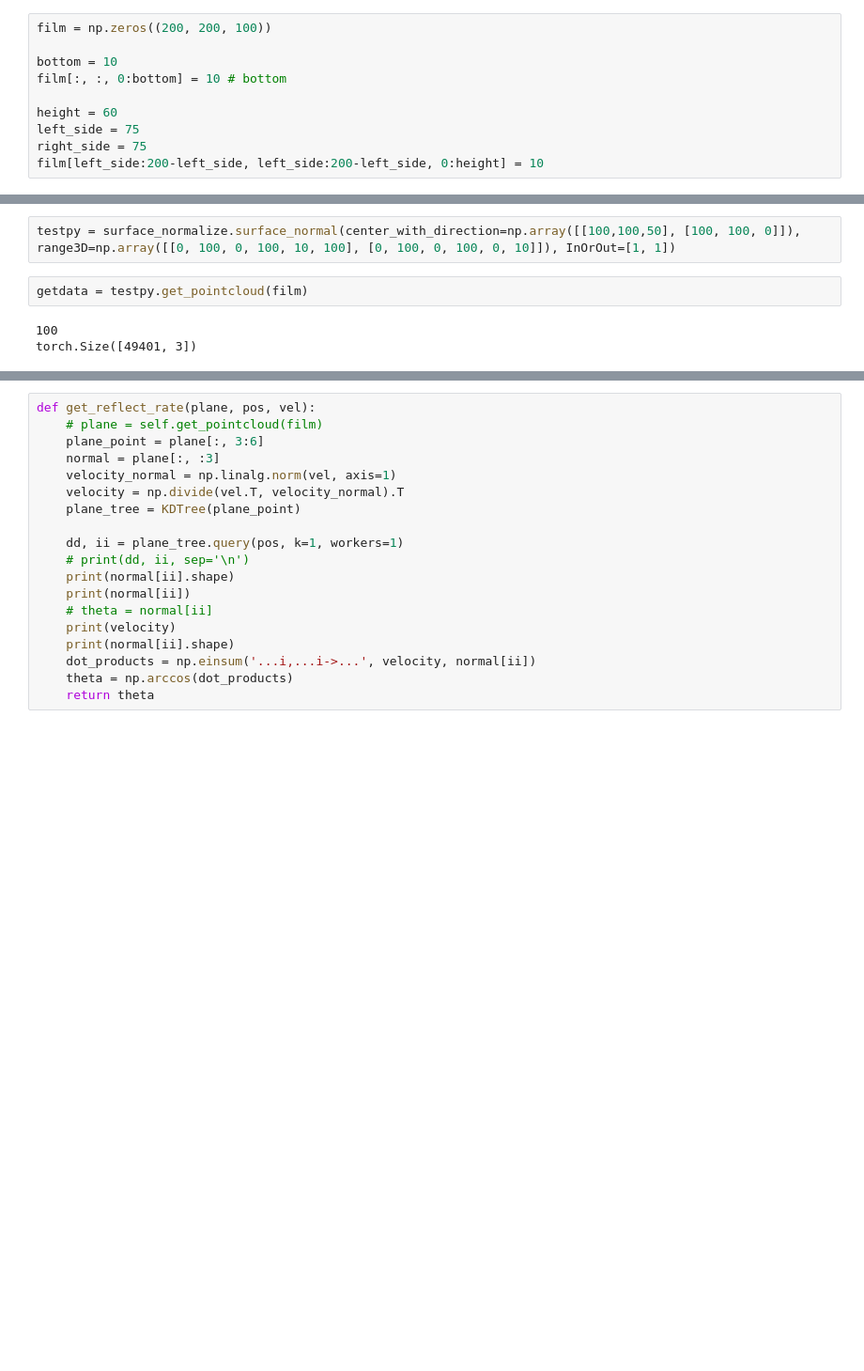
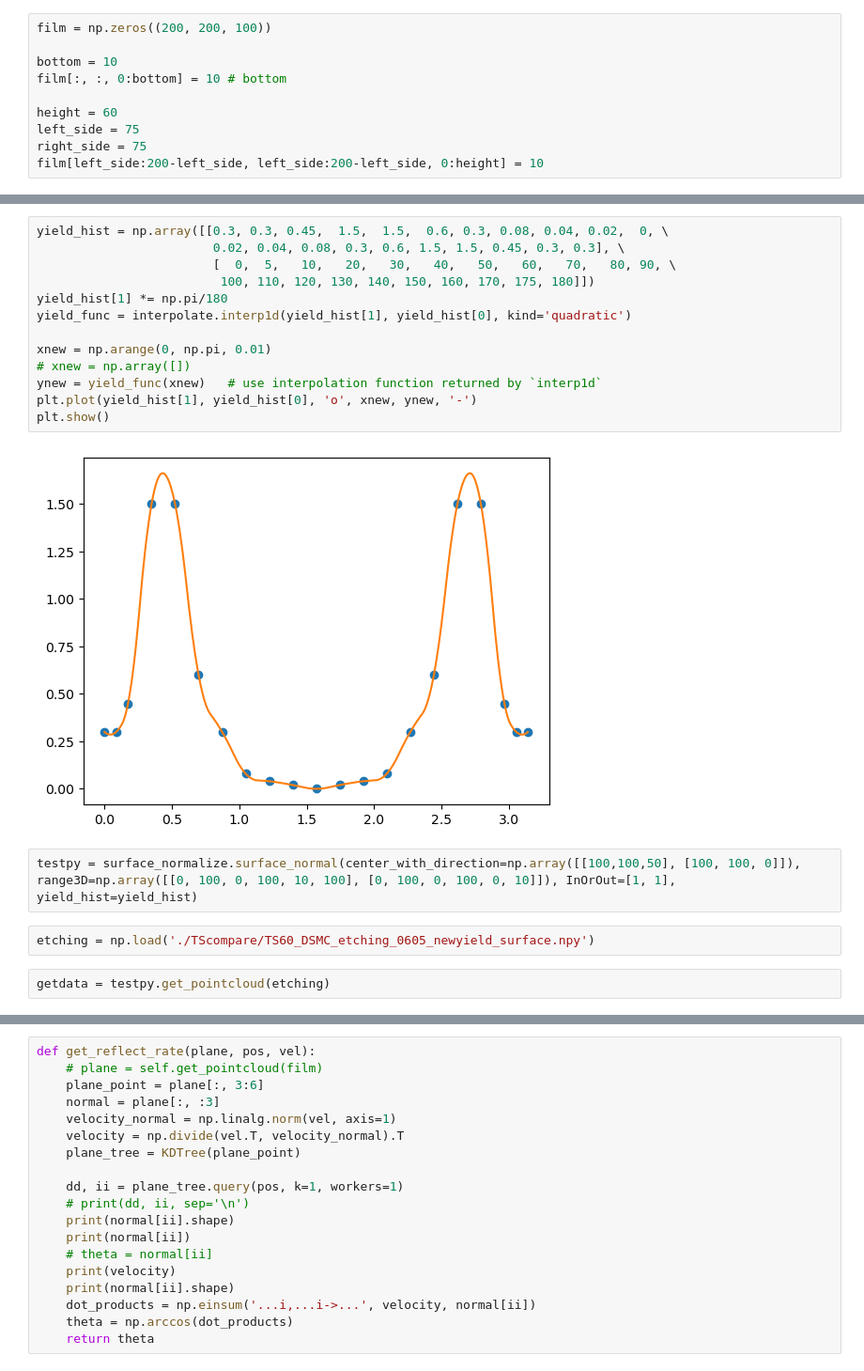
Before and after one commit to ararakitsubasa/etching, a Jupyter notebook: voxelToPointcloud.ipynb, the cells around one changed output, grey strips where cells are left out. Shown at 94% size. Saved outputs shown, nothing was run; the diff lists cells and outputs as text; blank space fills up the shorter version.

Commit message:
fast_pointcloud

```diff
--- a/voxelToPointcloud.ipynb
+++ b/voxelToPointcloud.ipynb
@@ -21,7 +35,21 @@ film[left_side:200-left_side, left_side:200-left_side, 0:height] = 10
+# %%
+yield_hist = np.array([[0.3, 0.3, 0.45,  1.5,  1.5,  0.6, 0.3, 0.08, 0.04, 0.02,  0, \
+                        0.02, 0.04, 0.08, 0.3, 0.6, 1.5, 1.5, 0.45, 0.3, 0.3], \
+                        [  0,  5,   10,   20,   30,   40,   50,   60,   70,   80, 90, \
+                         100, 110, 120, 130, 140, 150, 160, 170, 175, 180]])
+yield_hist[1] *= np.pi/180
+yield_func = interpolate.interp1d(yield_hist[1], yield_hist[0], kind='quadratic')
+
+xnew = np.arange(0, np.pi, 0.01)
+# xnew = np.array([])
+ynew = yield_func(xnew)   # use interpolation function returned by `interp1d`
+plt.plot(yield_hist[1], yield_hist[0], 'o', xnew, ynew, '-')
+plt.show()
+# %% [output]
+[figure, added]
 # %%
-testpy = surface_normalize.surface_normal(center_with_direction=np.array([[100,100,50], [100, 100, 0]]), range3D=np.array([[0, 100, 0, 100, 10, 100], [0, 100, 0, 100, 0, 10]]), InOrOut=[1, 1])
+testpy = surface_normalize.surface_normal(center_with_direction=np.array([[100,100,50], [100, 100, 0]]), range3D=np.array([[0, 100, 0, 100, 10, 100], [0, 100, 0, 100, 0, 10]]), InOrOut=[1, 1], yield_hist=yield_hist)
+# %%
+etching = np.load('./TScompare/TS60_DSMC_etching_0605_newyield_surface.npy')
 # %%
-getdata = testpy.get_pointcloud(film)
+getdata = testpy.get_pointcloud(etching)
-# %% [output]
-100
-torch.Size([49401, 3])
```
Also changed, not shown: parts of 11 cells of this notebook, 2 other files.
